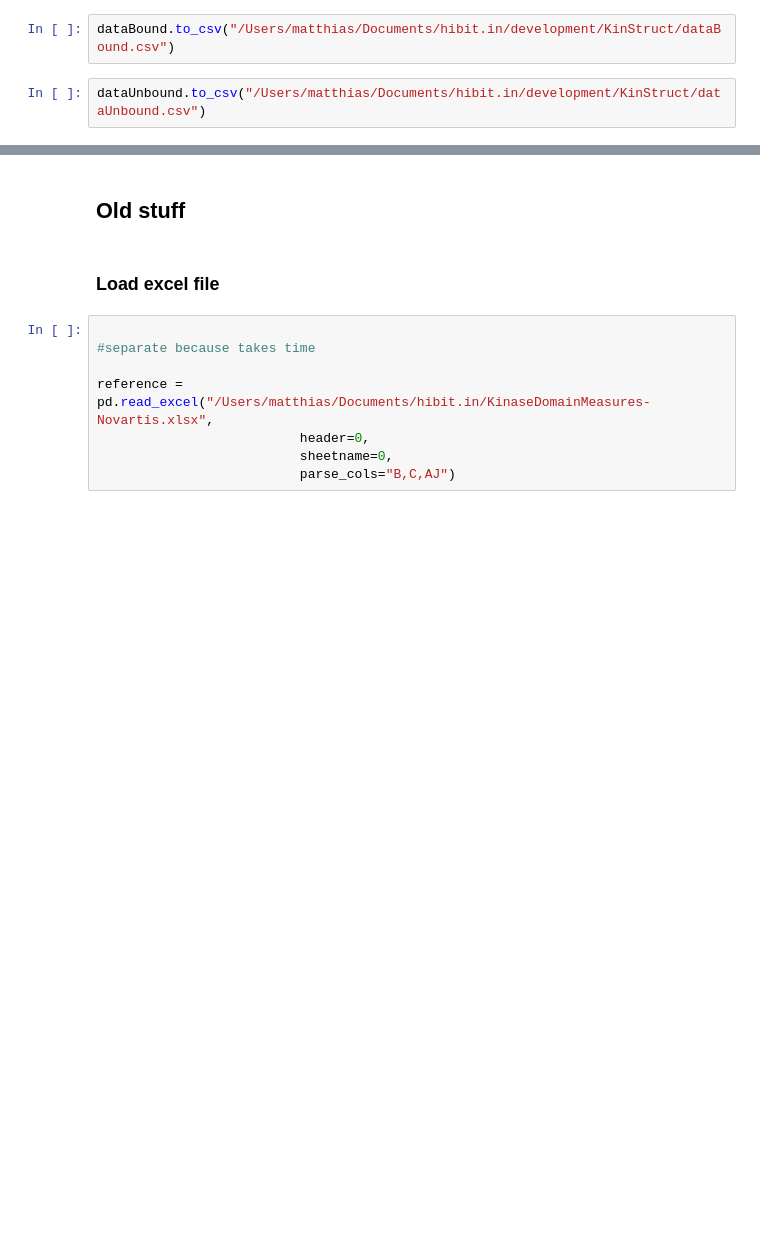
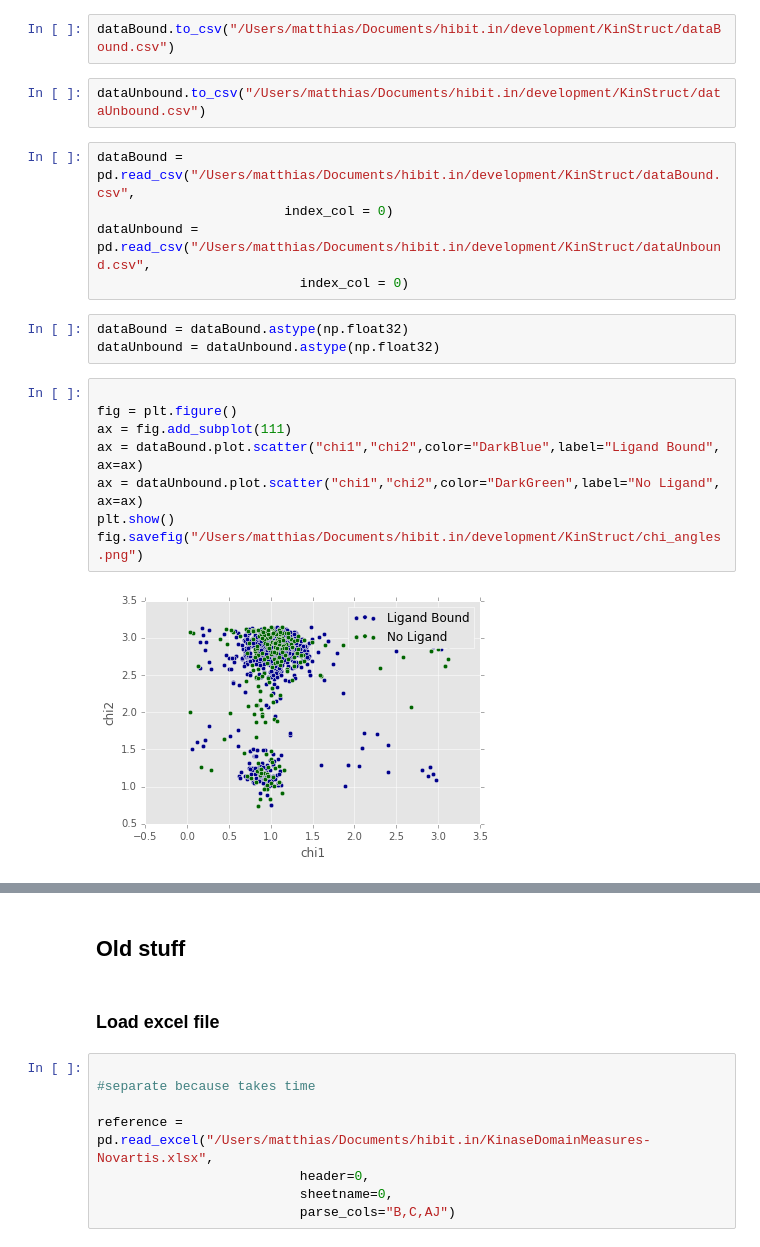
Before and after one commit to cardboard-king/KinStruct, a Jupyter notebook: scripting.ipynb, the cells around one changed output, grey strips where cells are left out. Cells and saved outputs as stored; diff of their text form; blank space fills up the shorter version.

Commit message:
creating new plots

```diff
--- a/scripting.ipynb
+++ b/scripting.ipynb
@@ -211,3 +200,21 @@ fig.savefig("/Users/matthias/Documents/hibit.in/development/KinStruct/chi_angles
 dataBound.to_csv("/Users/matthias/Documents/hibit.in/development/KinStruct/dataBound.csv")
 # %%
 dataUnbound.to_csv("/Users/matthias/Documents/hibit.in/development/KinStruct/dataUnbound.csv")
+# %%
+dataBound = pd.read_csv("/Users/matthias/Documents/hibit.in/development/KinStruct/dataBound.csv",
+                        index_col = 0)
+dataUnbound = pd.read_csv("/Users/matthias/Documents/hibit.in/development/KinStruct/dataUnbound.csv",
+                          index_col = 0)
+# %%
+dataBound = dataBound.astype(np.float32)
+dataUnbound = dataUnbound.astype(np.float32)
+# %%
+
+fig = plt.figure()
+ax = fig.add_subplot(111)
+ax = dataBound.plot.scatter("chi1","chi2",color="DarkBlue",label="Ligand Bound", ax=ax)
+ax = dataUnbound.plot.scatter("chi1","chi2",color="DarkGreen",label="No Ligand", ax=ax)
+plt.show()
+fig.savefig("/Users/matthias/Documents/hibit.in/development/KinStruct/chi_angles.png")
+# %% [output]
+[figure, added]
```
Also changed, not shown: parts of 3 cells of this notebook.
